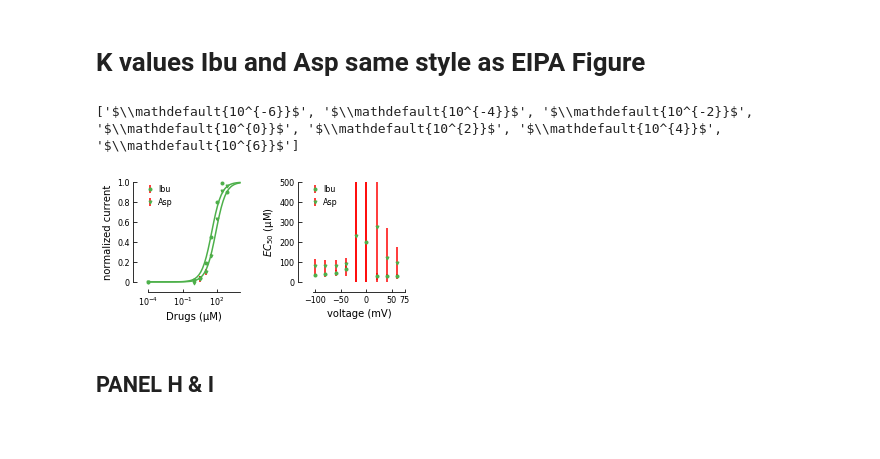
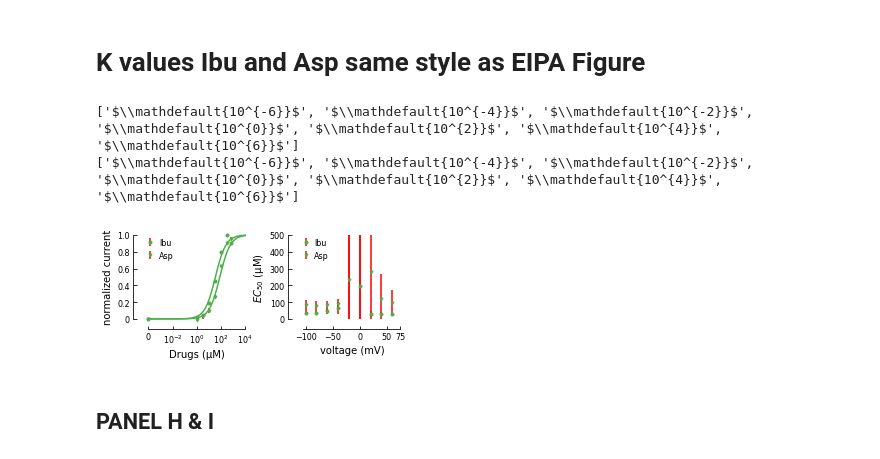
Before and after one commit to sfechner/JupyterNotebooksDEGENaCPharm, a Jupyter notebook: DoseResponseDATA.ipynb, the cells around one changed output. Cells and saved outputs as stored; diff of their text form; code cells hidden in the pictures; blank space fills up the shorter version.

```diff
--- a/DoseResponseDATA.ipynb
+++ b/DoseResponseDATA.ipynb
@@ -1480,13 +1480,13 @@ plt.savefig(filedirManuscript+"Fig4-M4-OriginalTraces_Kvalues-IBU-ASP"+'.pdf')
 # K values Ibu and Asp same style as EIPA Figure
 # %%
 
-fig = plt.figure(figsize=(9, 2.2))
+fig = plt.figure(figsize=(5, 2.2))
 
 
 
-ax5 = plt.subplot(1,3,1)
+ax5 = plt.subplot(1,2,1)
 plt.xscale('log')
-ax6 = plt.subplot(1,3,2)
+ax6 = plt.subplot(1,2,2)
 
 
 ylimDose = [0, 1]
@@ -1524,6 +1524,8 @@ ax5.errorbar(mg419_Asp_Min100['concMicroMolar'],mg419_Asp_Min100['Avg-mg419-Asp-
 #ax5.errorbar(mg419_Diclo_Min100['concMicroMolar'],mg419_Diclo_Min100['Avg-mg419-Diclo-Min100'], yerr=mg419_Diclo_Min100['SEM-mg419-Diclo-Min100'], fmt='o', color = 'magenta')
 #plt.scatter(mg419_Ibu_Min100['concMicroMolar'],mg419_Ibu_Min100['Avg-mg419-Ibu-Min100'], color = 'black')
 
+
+
 ax5.set_xlim([0.0001, 10000])
 ax5.set_ylim(ylimDose)
 #spines
@@ -1548,6 +1550,8 @@ ax5.tick_params(axis='both', which='major', labelsize=AxisTickLabelSize)
 ax5.legend(frameon=False,loc='upper center', bbox_to_anchor=(0.1, 1.05),handletextpad=0.05,fontsize=AxisLegendSize)
 
 
+# ax5.set_xticks([0,10^{-2}])
+# # '$\\mathdefault{10^{-2}}$'
 
 
 
@@ -1615,40 +1619,46 @@ ax5.plot(xModel, y_mg419Asp, color = colorsSINGLES[0],clip_on=False)
 #ax5.plot(xModel, y_mg419Diclo, "magenta")
 ####
 
+plt.draw()      # Note, this line is important
+labels = [l.get_text() for l in ax5.get_xticklabels()]
+print(labels)
+labels[1] = '0'
+ax5.set_xticklabels(labels)
 
 
 # plt.gcf().subplots_adjust(bottom=0.25, left=0.1,hspace=0.6, wspace=0.65)
 
 ###########################################################################################################
 #### add Hill Equations to plot
 #def func(x, Imax, n, Km): # Hill sigmoidal equation from zunzun.com
 def Hill(x, Imax, n, Km):
     return  Imax * np.power(x, n) / (np.power(Km, n) + np.power(x, n))
 
 #HILLBLOCK
 def Hillblock(xb, Imaxb, nb, Kmb):
     return  Imaxb * np.power(Kmb, nb) / (np.power(Kmb, nb) + np.power(xb, nb))
 
-xModel = np.logspace(-4, 4) #same for all
+xModel = np.logspace(-4, 4)  #same for all
 
 #### Mean Hill values calulated at -60 mV
 MeanHillmg419EIPA = np.array([1,  1, KmEIPAmg419['mg419-Mean-Km-EIPA'][0]]) # [n,Imax,Km]
 y_mg419EIPA = Hillblock(xModel, *MeanHillmg419EIPA) #use fittedParameters or initialParameters(or others preciously calculated)
 ####
 
 
 ### Individual curves
 ax3.plot(xModel, y_mg419EIPA, color = colorsSINGLES[0],)
 
 
-plt.gcf().subplots_adjust(bottom=0.25, left=0.25,hspace=0.7, wspace=0.8)
-
+#plt.gcf().subplots_adjust(bottom=0.25, left=0.25,hspace=0.7, wspace=0.8)
+plt.gcf().subplots_adjust(bottom=0.35, left=0.2,hspace=0.5, wspace=0.6)
 
 
 plt.savefig(filedirManuscript+"Fig4-M4-Kvalues-IBU-ASP"+'.pdf')
 # %% [output]
 ['$\\mathdefault{10^{-6}}$', '$\\mathdefault{10^{-4}}$', '$\\mathdefault{10^{-2}}$', '$\\mathdefault{10^{0}}$', '$\\mathdefault{10^{2}}$', '$\\mathdefault{10^{4}}$', '$\\mathdefault{10^{6}}$']
+['$\\mathdefault{10^{-6}}$', '$\\mathdefault{10^{-4}}$', '$\\mathdefault{10^{-2}}$', '$\\mathdefault{10^{0}}$', '$\\mathdefault{10^{2}}$', '$\\mathdefault{10^{4}}$', '$\\mathdefault{10^{6}}$']
-[figure, old version]
+[figure, new version]
 # %% [markdown]
 ## PANEL H & I
 # %%
```
Also changed, not shown: parts of 7 cells of this notebook.
